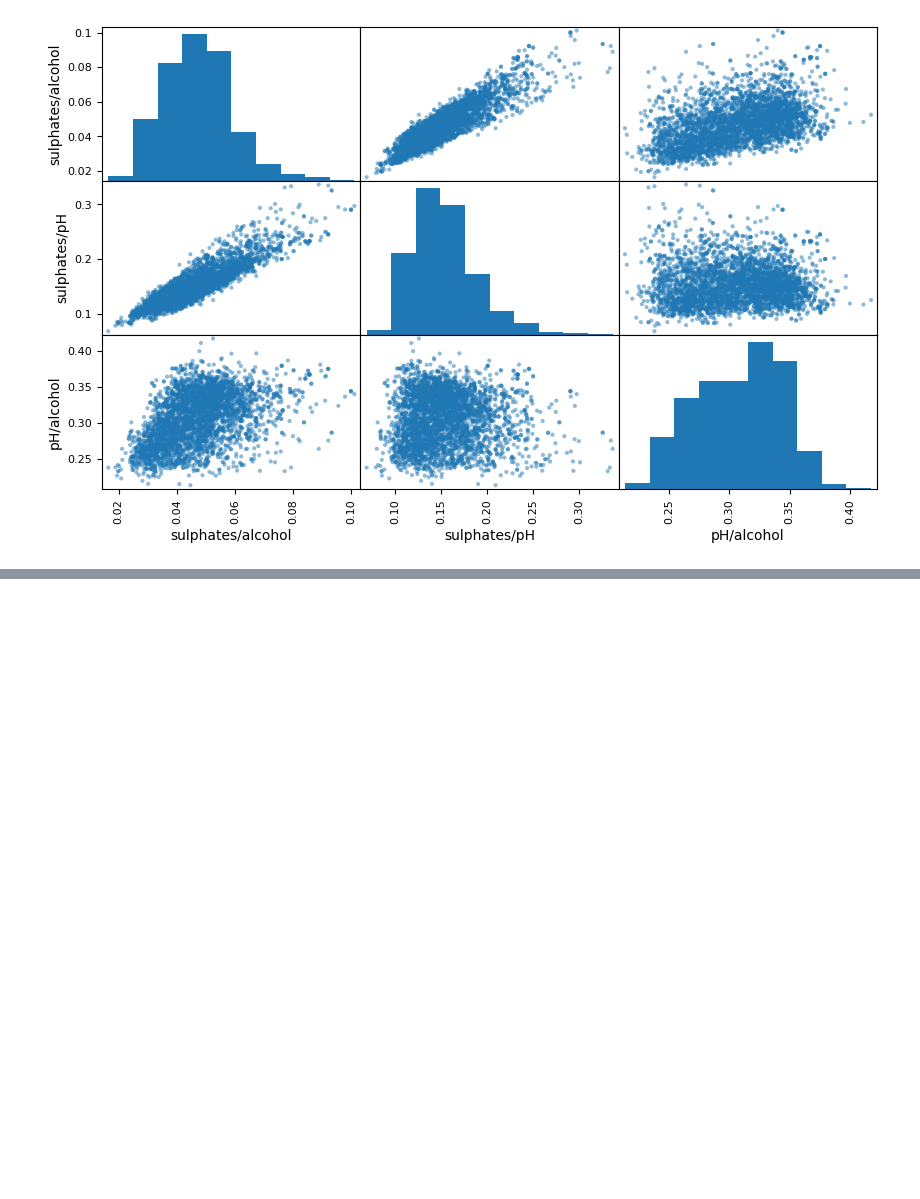
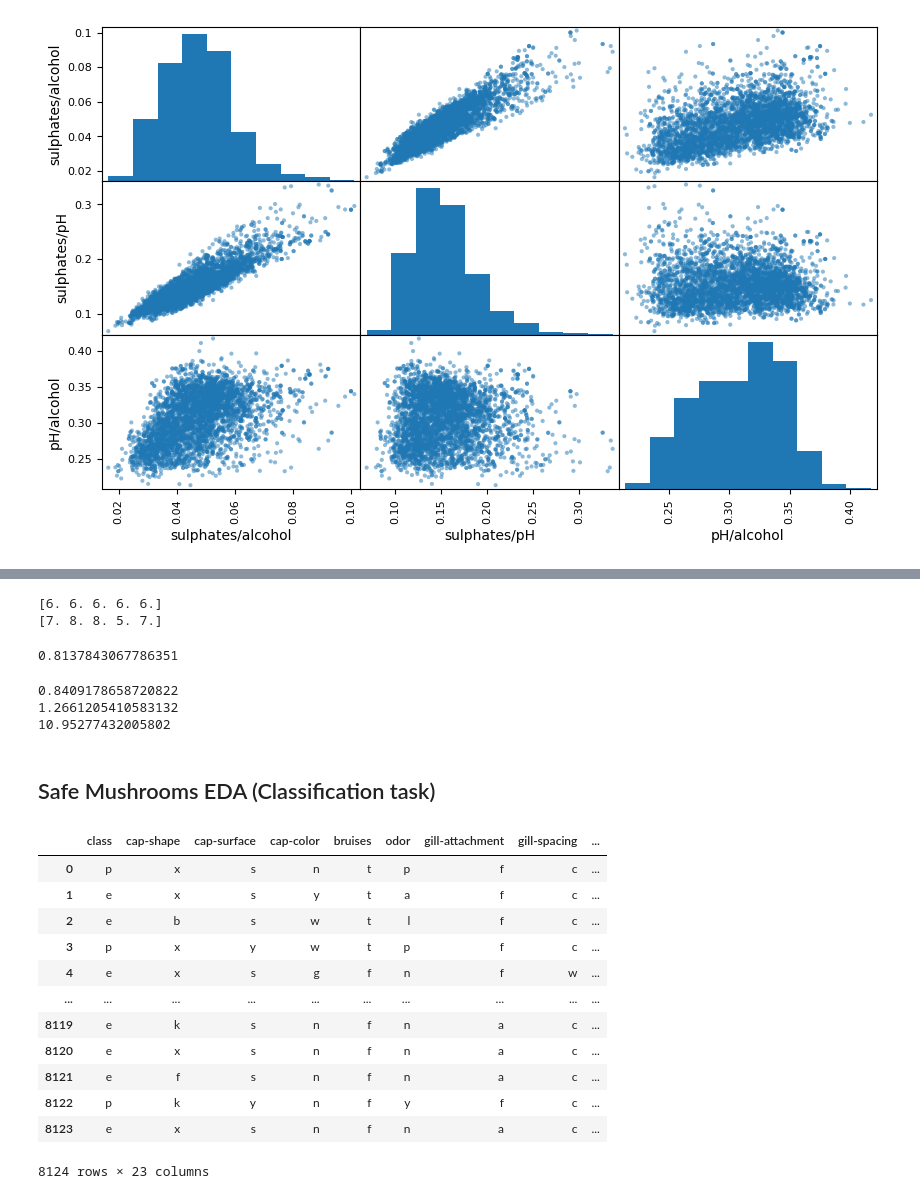
Before and after one commit to AzizABG/OSU-DRP-FinalProject, a Jupyter notebook: Cleaning Data and EDA.ipynb, the cells around one changed output, grey strips where cells are left out. Cells and saved outputs as stored; diff of their text form; code cells hidden in the pictures; blank space fills up the shorter version.

```diff
--- a/Cleaning Data and EDA.ipynb
+++ b/Cleaning Data and EDA.ipynb
@@ -122,0 +162,47 @@ plt.show()
+# %%
+# Lower bound linear regression model
+
+# Separate features from labels
+X_test = test_w.copy().drop("quality", axis=1)
+Y_test = test_w["quality"]
+X_train = train_w.copy().drop("quality", axis=1)
+Y_train = train_w["quality"]
+
+# Fit the model
+lin_r = LinearRegression()
+lin_r.fit(X_train, Y_train)
+
+# Compare predictions
+pred = lin_r.predict(X_test).round()
+correct = pred[:5]
+predicted = Y_test.iloc[:5].values
+# %% [output]
+[6. 6. 6. 6. 6.]
+[7. 8. 8. 5. 7.]
+# %%
+# View error
+
+lin_rmse = mean_squared_error(Y_test, pred, squared=False)
+print(lin_rmse)
+# %% [output]
+0.8137843067786351
+# %%
+# Polynomial regression
+
+# Transform data for new polynomial featurs (degree 2)
+poly_2 = PolynomialFeatures(2)
+X_train_poly_2 = poly_2.fit_transform(X_train)
+X_test_poly_2 = poly_2.fit_transform(X_test)
+
+# Fit model and predict
+lin_r2 = LinearRegression()
+lin_r2.fit(X_train_poly_2, Y_train)
+pred_poly_2 = lin_r2.predict(X_test_poly_2).round()
+
+print(mean_squared_error(Y_test, pred_poly_2, squared=False))
+# %% [output]
+0.8409178658720822
+1.2661205410583132
+10.95277432005802
+# %% [markdown]
+## Safe Mushrooms EDA (Classification task)
@@ -122,0 +211,18 @@ plt.show()
+# %%
+# Import data from local files
+df_shroom = pd.read_csv('Data/mushrooms.csv')
+df_shroom
+# %% [output]
+|  | class | cap-shape | cap-surface | cap-color | bruises | odor | gill-attachment | gill-spacing | ... |
+| 0 | p | x | s | n | t | p | f | c | ... |
+| 1 | e | x | s | y | t | a | f | c | ... |
+| 2 | e | b | s | w | t | l | f | c | ... |
+| 3 | p | x | y | w | t | p | f | c | ... |
+| 4 | e | x | s | g | f | n | f | w | ... |
+| ... | ... | ... | ... | ... | ... | ... | ... | ... | ... |
+| 8119 | e | k | s | n | f | n | a | c | ... |
+| 8120 | e | x | s | n | f | n | a | c | ... |
+| 8121 | e | f | s | n | f | n | a | c | ... |
+| 8122 | p | k | y | n | f | y | f | c | ... |
+| 8123 | e | x | s | n | f | n | a | c | ... |
+8124 rows × 23 columns
```
Also changed, not shown: parts of 19 cells of this notebook, 3 other files.
